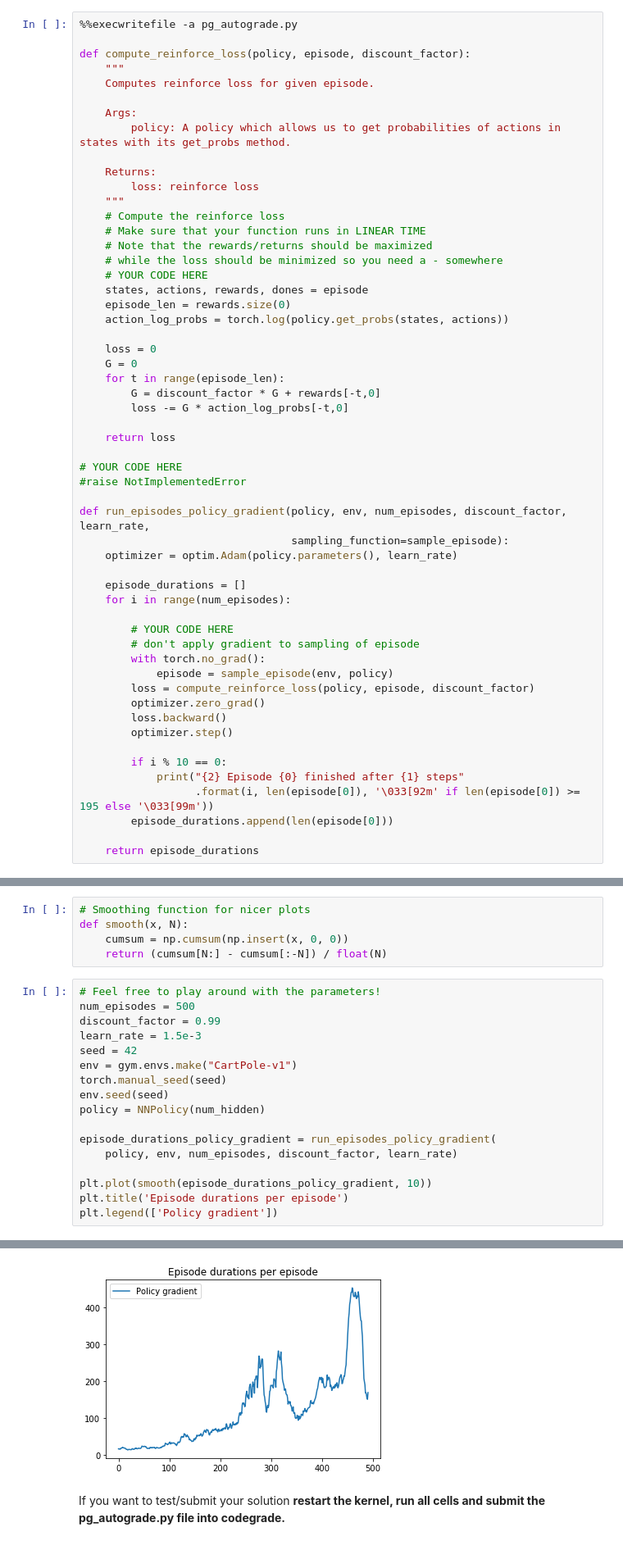
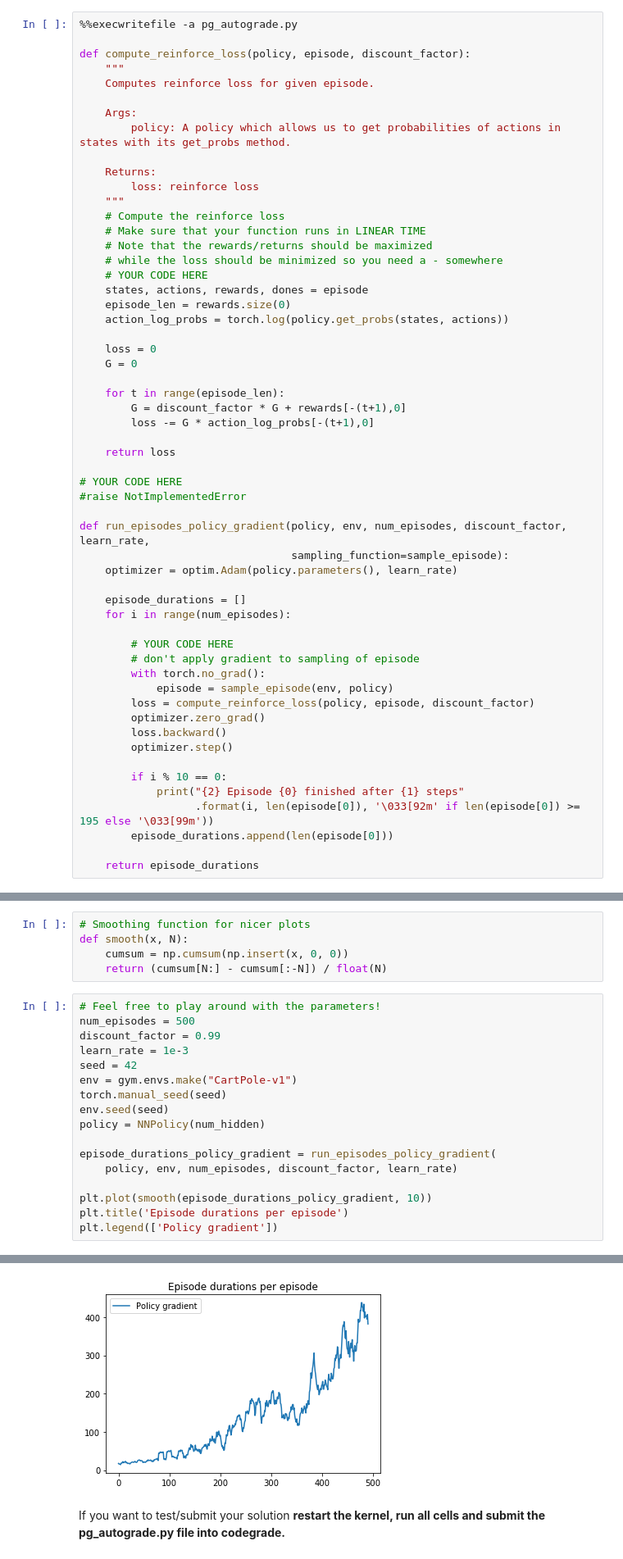
Before and after one commit to TomFrederik/rl-2020, a Jupyter notebook: week_4/RLLab5_PG/PG_lab.ipynb, the cells around one changed output, grey strips where cells are left out. Shown at 82% size. Cells and saved outputs as stored; diff of their text form.

```diff
--- a/week_4/RLLab5_PG/PG_lab.ipynb
+++ b/week_4/RLLab5_PG/PG_lab.ipynb
@@ -222,9 +222,10 @@ def compute_reinforce_loss(policy, episode, discount_factor):
 
     loss = 0
     G = 0
+
     for t in range(episode_len):
-        G = discount_factor * G + rewards[-t,0]
-        loss -= G * action_log_probs[-t,0]
+        G = discount_factor * G + rewards[-(t+1),0]
+        loss -= G * action_log_probs[-(t+1),0]
 
     return loss
 
@@ -264,7 +265,7 @@ def smooth(x, N):
 # Feel free to play around with the parameters!
 num_episodes = 500
 discount_factor = 0.99
-learn_rate = 1.5e-3
+learn_rate = 1e-3
 seed = 42
 env = gym.envs.make("CartPole-v1")
 torch.manual_seed(seed)
@@ -298,4 +299,4 @@ plt.legend(['Policy gradient'])
 <matplotlib.legend.Legend at 0x...>
-[figure, old version]
+[figure, new version]
 # %% [markdown]
 If you want to test/submit your solution **restart the kernel, run all cells and submit the pg_autograde.py file into codegrade.**
```
Also changed, not shown: parts of 1 cell of this notebook, 1 other file.
